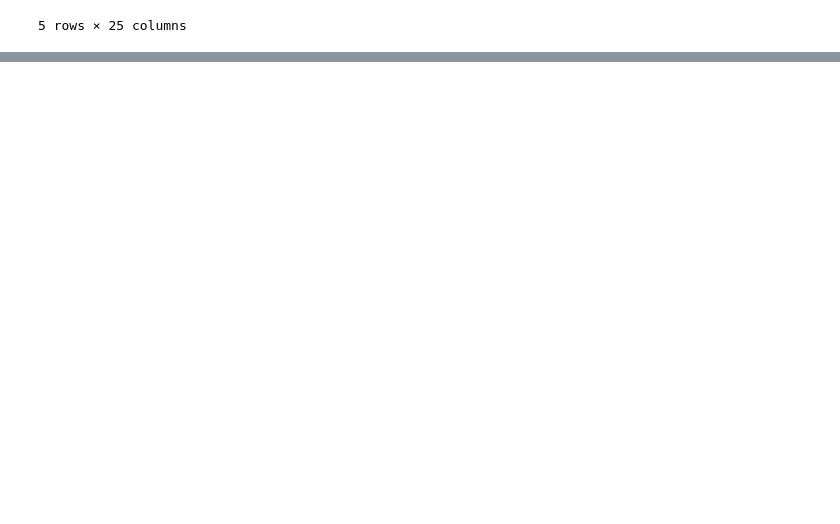
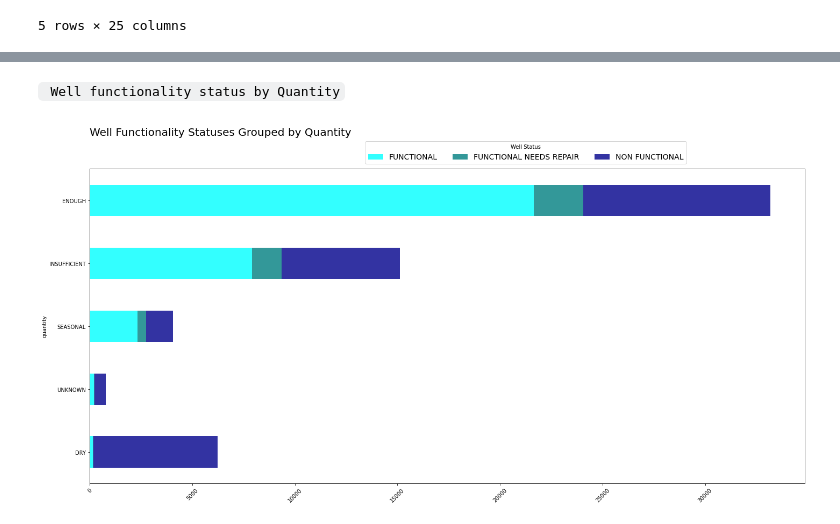
Before and after one commit to Ketty-Odero/Tanzanian-Water-Wells-Prediction-Model, a Jupyter notebook: index.ipynb, the cells around one changed output, grey strips where cells are left out. Cells and saved outputs as stored; diff of their text form; code cells hidden in the pictures; blank space fills up the shorter version.

```diff
--- a/index.ipynb
+++ b/index.ipynb
@@ -97,0 +160,8 @@ df.head()
+# %% [markdown]
+` Well functionality status by Quantity`
+# %%
+table = pd.crosstab(df['quantity'], df['status_group']).sort_values(by='FUNCTIONAL')
+title = 'Well Functionality Statuses Grouped by Quantity\n'
+plot_stackedbar(table, title, (20,10))
+# %% [output]
+[figure, added]
```
Also changed, not shown: parts of 22 cells of this notebook.
